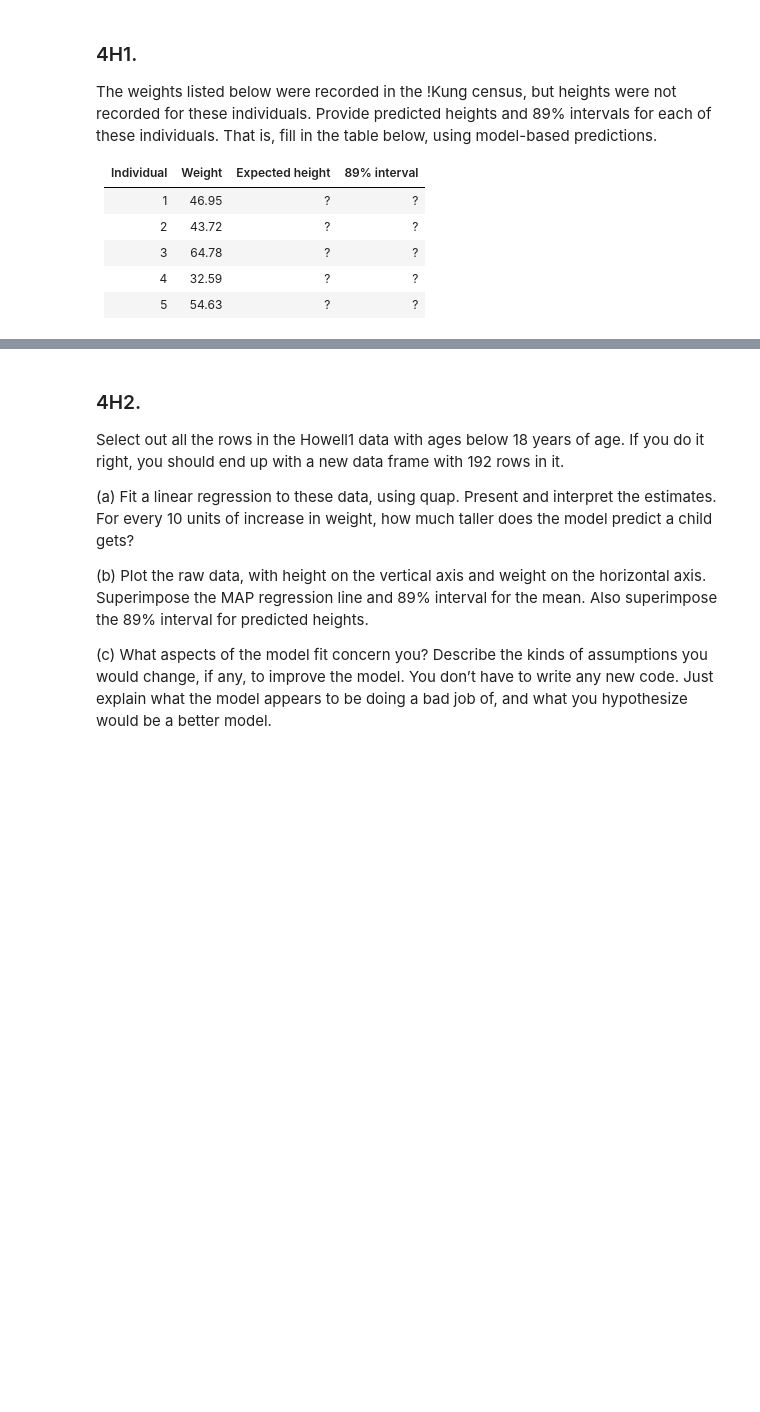
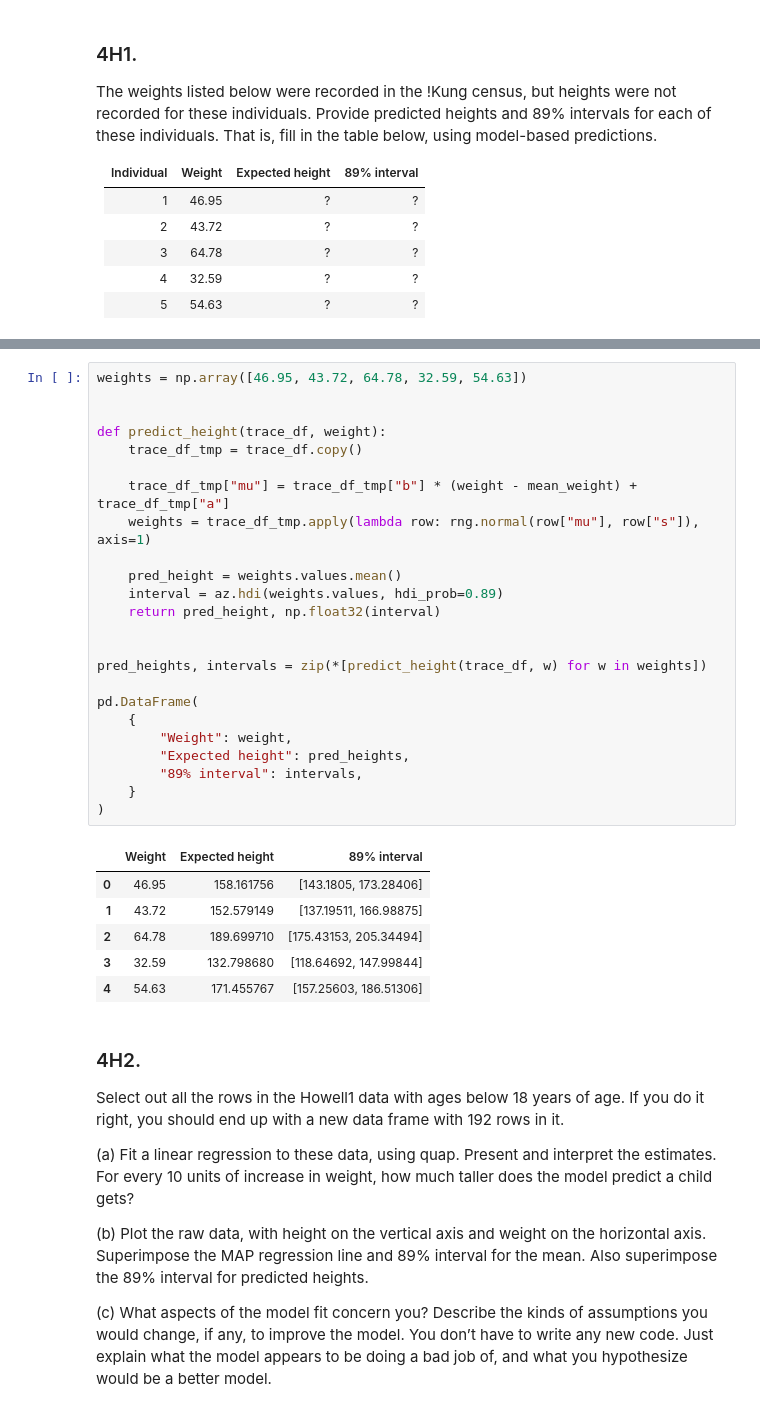
Before and after one commit to davegrays/pymc-resources, a Jupyter notebook: Rethinking_2/End_of_chapter_problems/Chapter_4.ipynb, the cells around one changed output, grey strips where cells are left out. Saved outputs shown, nothing was run; the diff lists cells and outputs as text; blank space fills up the shorter version.

```diff
--- a/Rethinking_2/End_of_chapter_problems/Chapter_4.ipynb
+++ b/Rethinking_2/End_of_chapter_problems/Chapter_4.ipynb
@@ -208,3 +236,34 @@ pd.DataFrame(data=data_dict)
+# %%
+weights = np.array([46.95, 43.72, 64.78, 32.59, 54.63])
+
+
+def predict_height(trace_df, weight):
+    trace_df_tmp = trace_df.copy()
+
+    trace_df_tmp["mu"] = trace_df_tmp["b"] * (weight - mean_weight) + trace_df_tmp["a"]
+    weights = trace_df_tmp.apply(lambda row: rng.normal(row["mu"], row["s"]), axis=1)
+
+    pred_height = weights.values.mean()
+    interval = az.hdi(weights.values, hdi_prob=0.89)
+    return pred_height, np.float32(interval)
+
+
+pred_heights, intervals = zip(*[predict_height(trace_df, w) for w in weights])
+
+pd.DataFrame(
+    {
+        "Weight": weight,
+        "Expected height": pred_heights,
+        "89% interval": intervals,
+    }
+)
+# %% [output]
+|  | Weight | Expected height | 89% interval |
+| 0 | 46.95 | 158.161756 | [143.1805, 173.28406] |
+| 1 | 43.72 | 152.579149 | [137.19511, 166.98875] |
+| 2 | 64.78 | 189.699710 | [175.43153, 205.34494] |
+| 3 | 32.59 | 132.798680 | [118.64692, 147.99844] |
+| 4 | 54.63 | 171.455767 | [157.25603, 186.51306] |
 # %% [markdown]
 ### 4H2.
 
```
Also changed, not shown: parts of 12 cells of this notebook.
